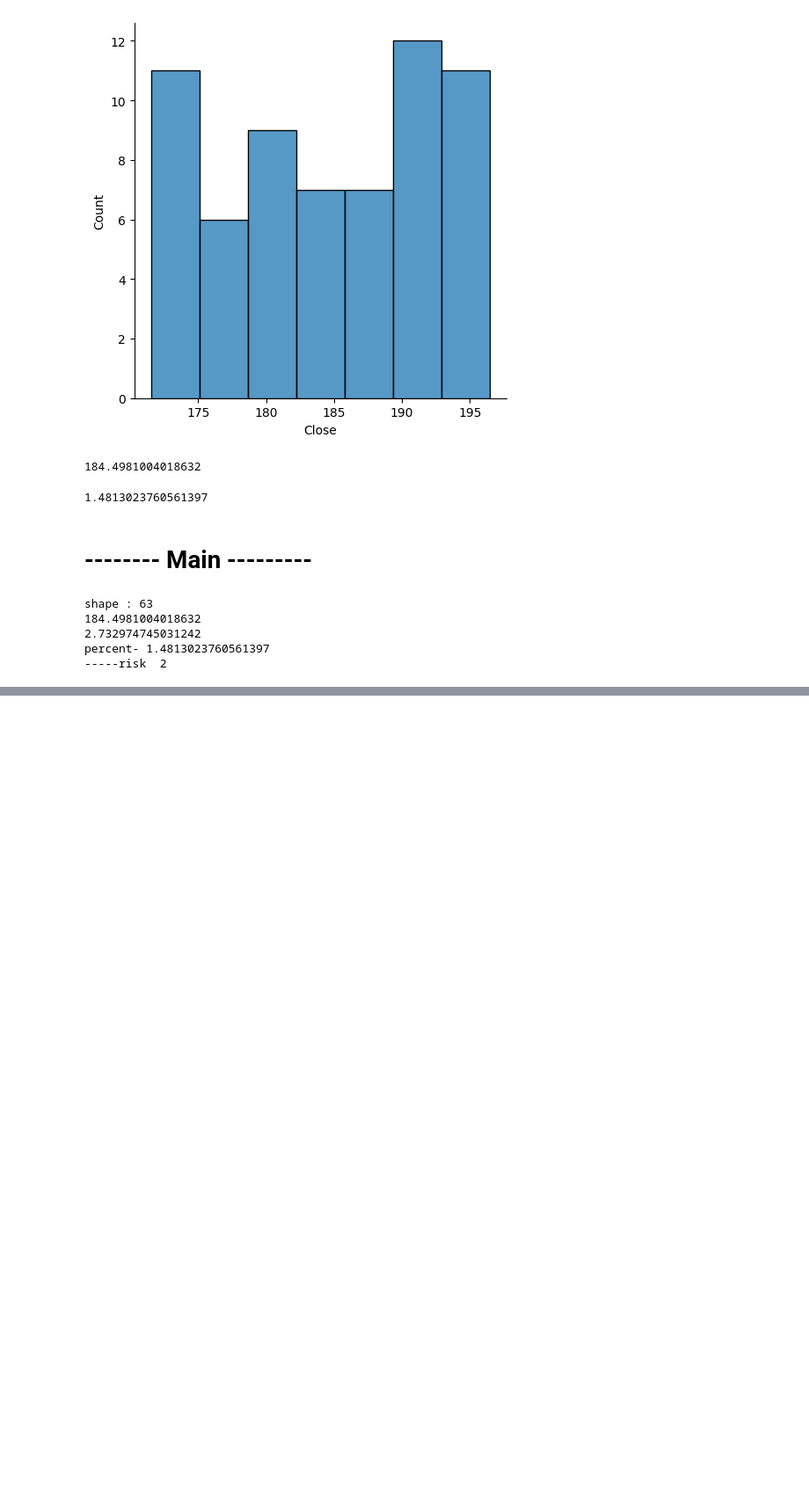
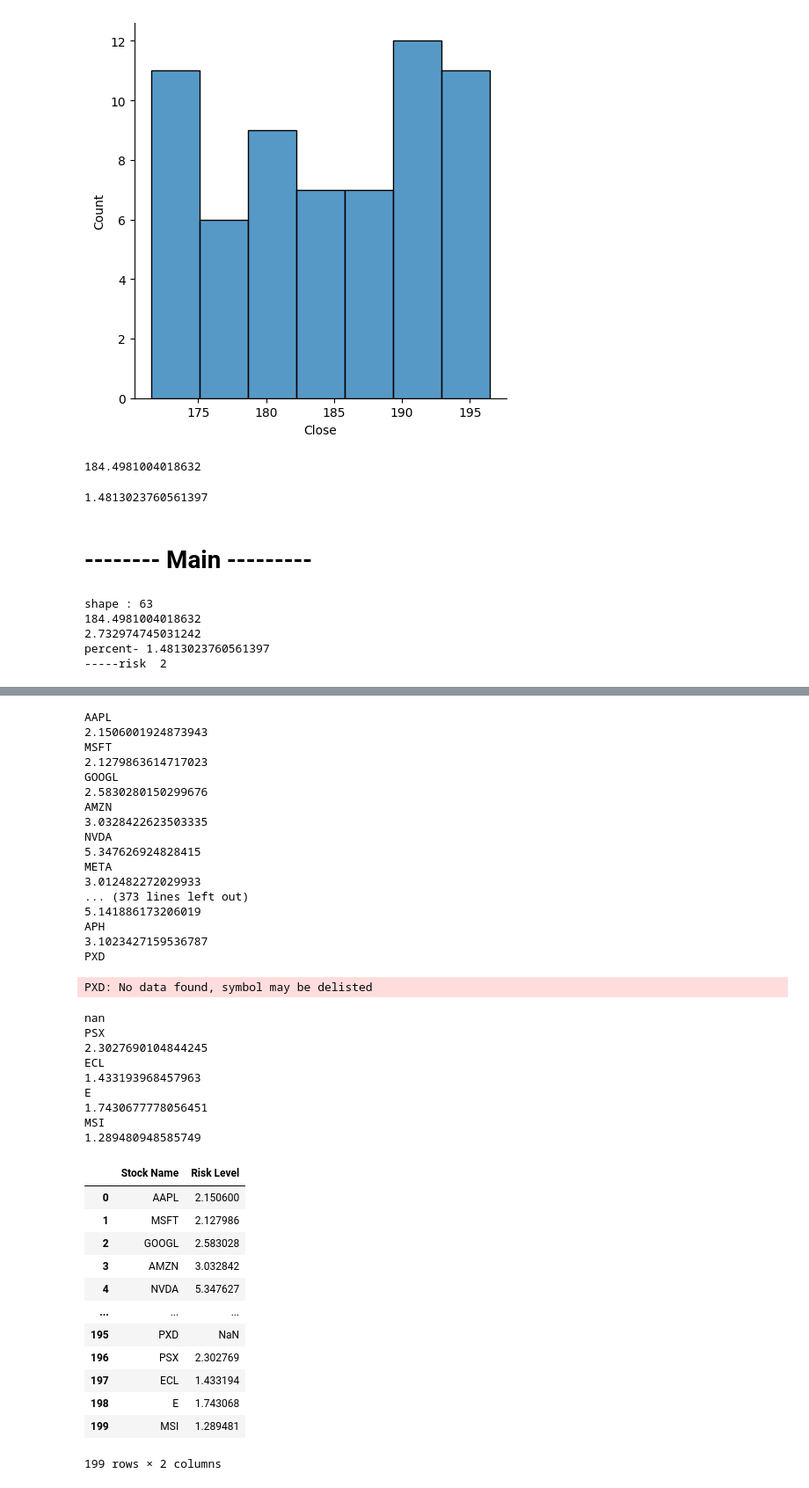
Before and after one commit to tanyaaton/stock-risk-classification, a Jupyter notebook: generate_risk.ipynb, the cells around one changed output, grey strips where cells are left out. Shown: that part at 88% size. Drawn from its saved outputs; the diff is of its cells as text; code cells hidden in the pictures; blank space fills up the shorter version.

```diff
--- a/generate_risk.ipynb
+++ b/generate_risk.ipynb
@@ -215,0 +290,48 @@ percent- 1.4813023760561397
+# %%
+# 4 motns data
+df_groundtruth = pd.DataFrame()
+df_groundtruth['Stock Name'] = df_stockname
+
+df_groundtruth['Risk Level'] = df_groundtruth['Stock Name'].apply(risk_from_his_2)
+df_groundtruth
+# %% [output]
+AAPL
+2.1506001924873943
+MSFT
+2.1279863614717023
+GOOGL
+2.5830280150299676
+AMZN
+3.0328422623503335
+NVDA
+5.347626924828415
+META
+3.012482272029933
+... (373 lines left out)
+5.141886173206019
+APH
+3.1023427159536787
+PXD
+PXD: No data found, symbol may be delisted
+nan
+PSX
+2.3027690104844245
+ECL
+1.433193968457963
+E
+1.7430677778056451
+MSI
+1.289480948585749
+|  | Stock Name | Risk Level |
+| 0 | AAPL | 2.150600 |
+| 1 | MSFT | 2.127986 |
+| 2 | GOOGL | 2.583028 |
+| 3 | AMZN | 3.032842 |
+| 4 | NVDA | 5.347627 |
+| ... | ... | ... |
+| 195 | PXD | NaN |
+| 196 | PSX | 2.302769 |
+| 197 | ECL | 1.433194 |
+| 198 | E | 1.743068 |
+| 199 | MSI | 1.289481 |
+199 rows × 2 columns
```
Also changed, not shown: parts of 10 cells of this notebook, 2 other files.
